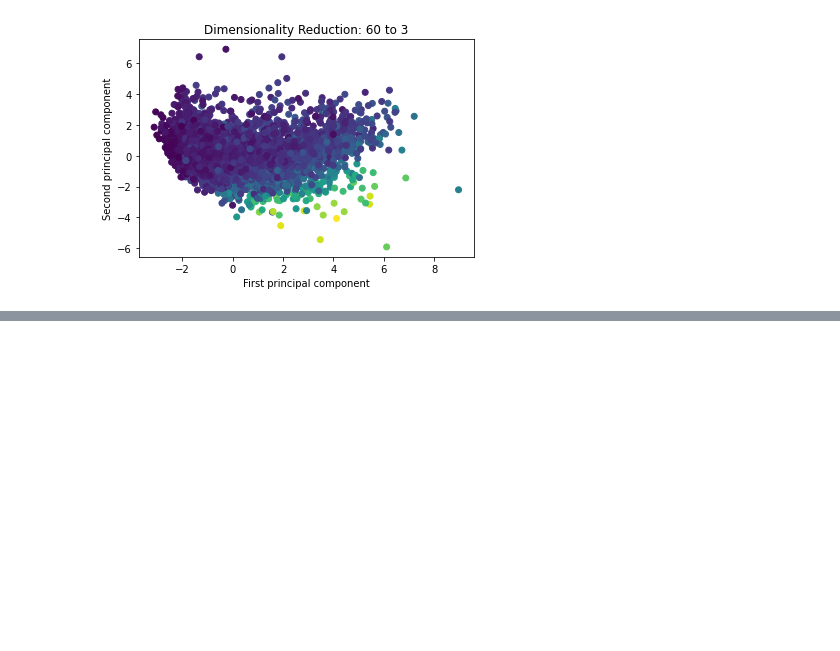
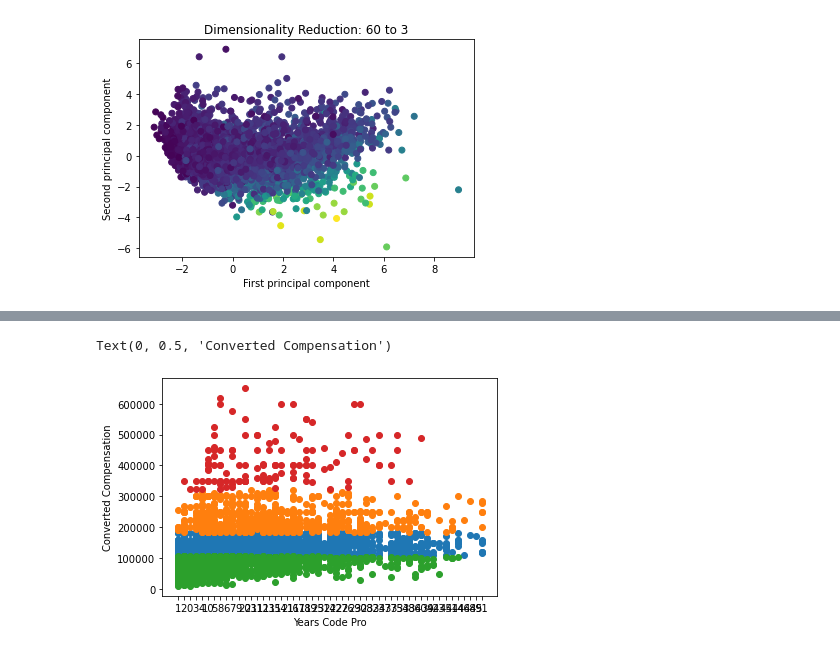
Before and after one commit to triple-crown-consulting/developer-salary-guide, a Jupyter notebook: notebooks/descriptive-analysis.ipynb, the cells around one changed output, grey strips where cells are left out. Saved outputs shown, nothing was run; the diff lists cells and outputs as text; code cells hidden in the pictures; blank space fills up the shorter version.

```diff
--- a/notebooks/descriptive-analysis.ipynb
+++ b/notebooks/descriptive-analysis.ipynb
@@ -119,0 +147,2 @@ Text(0.5, 1.0, 'Dimensionality Reduction: 60 to 3')
+# %%
+kmeans = KMeans(n_clusters=4)
@@ -119,0 +154,3 @@ Text(0.5, 1.0, 'Dimensionality Reduction: 60 to 3')
+# %%
+data['cluster'] = y_pred
+data.head()
@@ -119,0 +164,23 @@ Text(0.5, 1.0, 'Dimensionality Reduction: 60 to 3')
+# %%
+data1 = data[data.cluster==0]
+data2 = data[data.cluster==1]
+data3 = data[data.cluster==2]
+data4 = data[data.cluster==3]
+# data5 = data[data.cluster==4]
+# data6 = data[data.cluster==5]
+# data7 = data[data.cluster==6]
+# data8 = data[data.cluster==7]
+# data9 = data[data.cluster==8]
+# data10 = data[data.cluster==9]
+
+plt.scatter(data1.YearsCodePro, data1.ConvertedComp)
+plt.scatter(data2.YearsCodePro, data2.ConvertedComp)
+plt.scatter(data3.YearsCodePro, data3.ConvertedComp)
+plt.scatter(data4.YearsCodePro, data4.ConvertedComp)
+
+plt.xlabel('Years Code Pro')
+plt.ylabel('Converted Compensation')
+# plt.legend()
+# %% [output]
+Text(0, 0.5, 'Converted Compensation')
+[figure, added]
```
Also changed, not shown: parts of 13 cells of this notebook, 1 other file.
